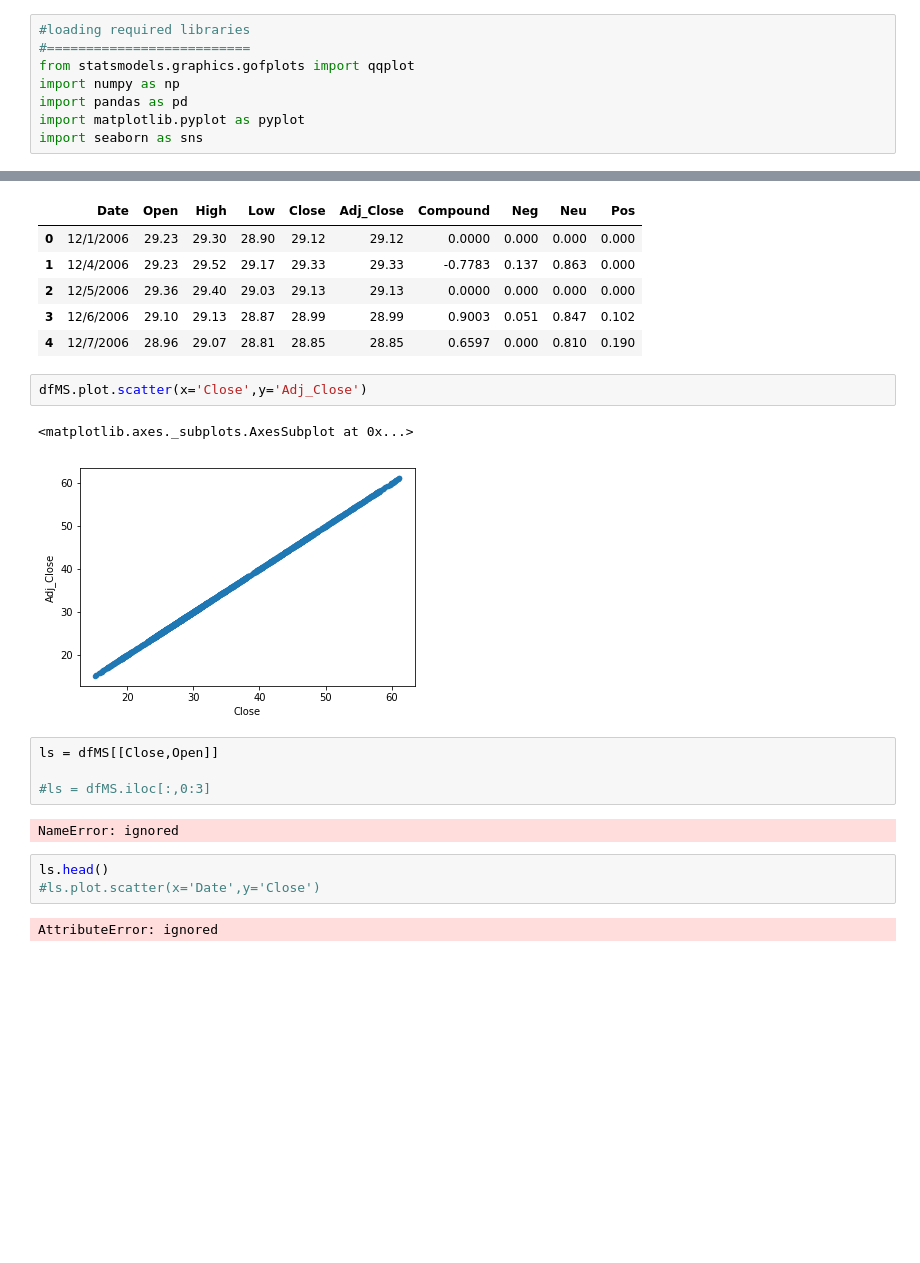
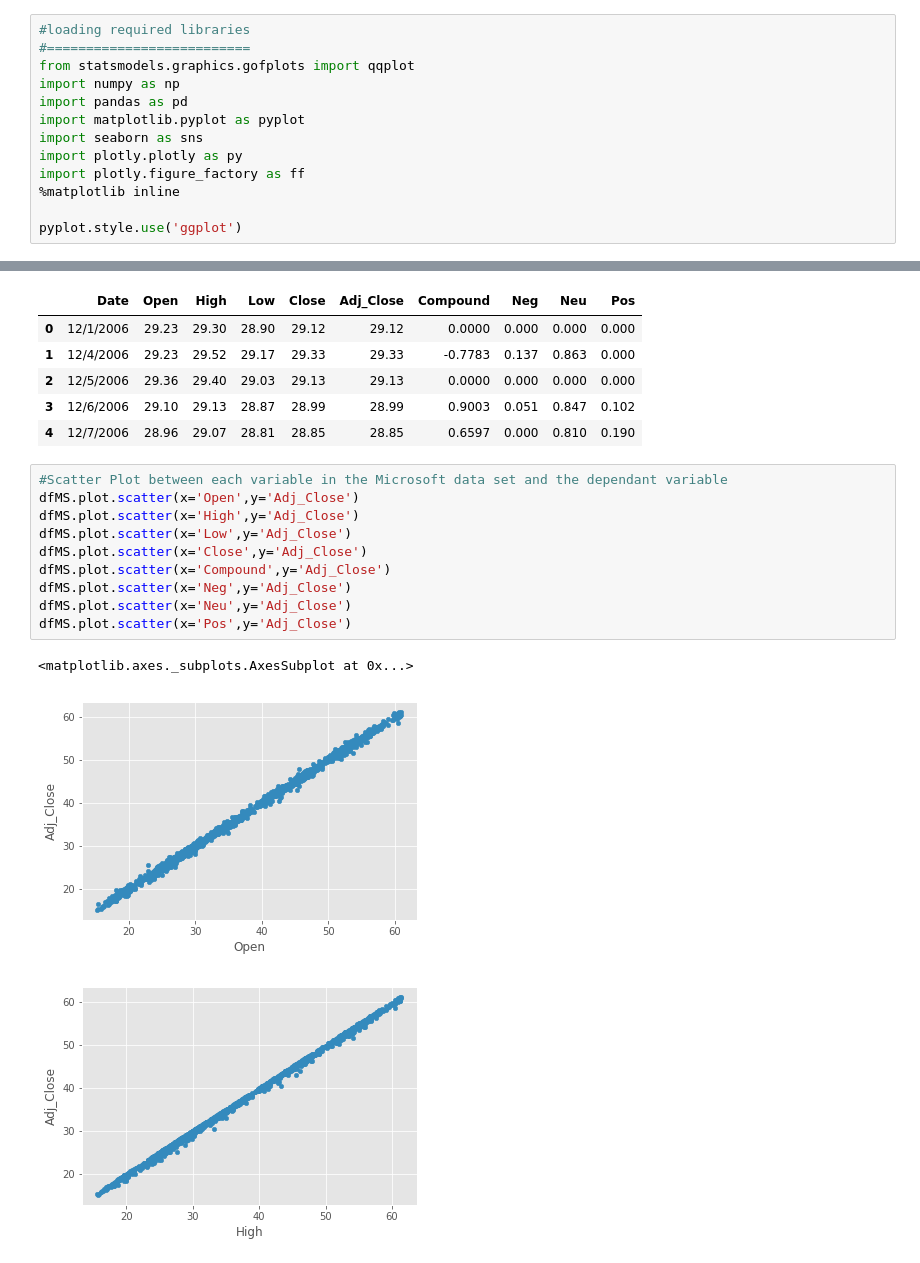
Before and after one commit to micattia/Capstone, a Jupyter notebook: 04_Bivariate_analysis.ipynb, the cells around one changed output, grey strips where cells are left out. Saved outputs shown, nothing was run; the diff lists cells and outputs as text; blank space fills up the shorter version.

```diff
--- a/04_Bivariate_analysis.ipynb
+++ b/04_Bivariate_analysis.ipynb
@@ -35,6 +35,11 @@ import numpy as np
 import pandas as pd
 import matplotlib.pyplot as pyplot
 import seaborn as sns
+import plotly.plotly as py
+import plotly.figure_factory as ff
+%matplotlib inline
+
+pyplot.style.use('ggplot')
 # %%
 dfMS.head()
 # %% [output]
@@ -44,19 +49,17 @@ dfMS.head()
 | 2 | 12/5/2006 | 29.36 | 29.40 | 29.03 | 29.13 | 29.13 | 0.0000 | 0.000 | 0.000 | 0.000 |
 | 3 | 12/6/2006 | 29.10 | 29.13 | 28.87 | 28.99 | 28.99 | 0.9003 | 0.051 | 0.847 | 0.102 |
 | 4 | 12/7/2006 | 28.96 | 29.07 | 28.81 | 28.85 | 28.85 | 0.6597 | 0.000 | 0.810 | 0.190 |
-# %%
-dfMS.plot.scatter(x='Close',y='Adj_Close')
-# %% [output]
-<matplotlib.axes._subplots.AxesSubplot at 0x...>
-[figure, removed]
-# %%
-ls = dfMS[[Close,Open]]
-
-#ls = dfMS.iloc[:,0:3]
-# %% [output]
-NameError: ignored
-# %%
-ls.head()
-#ls.plot.scatter(x='Date',y='Close')
-# %% [output]
-AttributeError: ignored
+# %%
+#Scatter Plot between each variable in the Microsoft data set and the dependant variable
+dfMS.plot.scatter(x='Open',y='Adj_Close')
+dfMS.plot.scatter(x='High',y='Adj_Close')
+dfMS.plot.scatter(x='Low',y='Adj_Close')
+dfMS.plot.scatter(x='Close',y='Adj_Close')
+dfMS.plot.scatter(x='Compound',y='Adj_Close')
+dfMS.plot.scatter(x='Neg',y='Adj_Close')
+dfMS.plot.scatter(x='Neu',y='Adj_Close')
+dfMS.plot.scatter(x='Pos',y='Adj_Close')
+# %% [output]
+<matplotlib.axes._subplots.AxesSubplot at 0x...>
+[figure, added]
+[figure, added]
```
Also changed, not shown: parts of 3 cells of this notebook.
